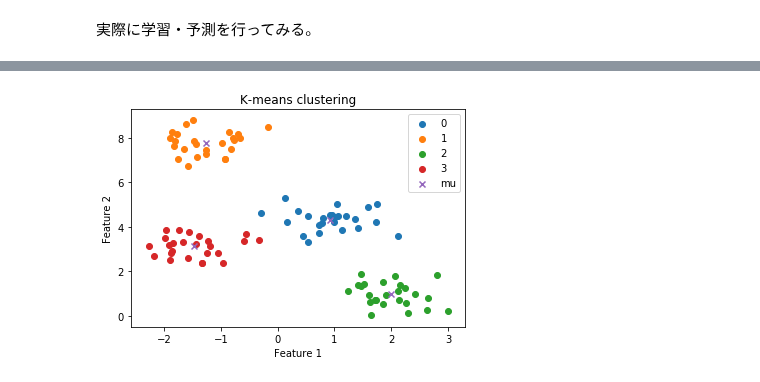
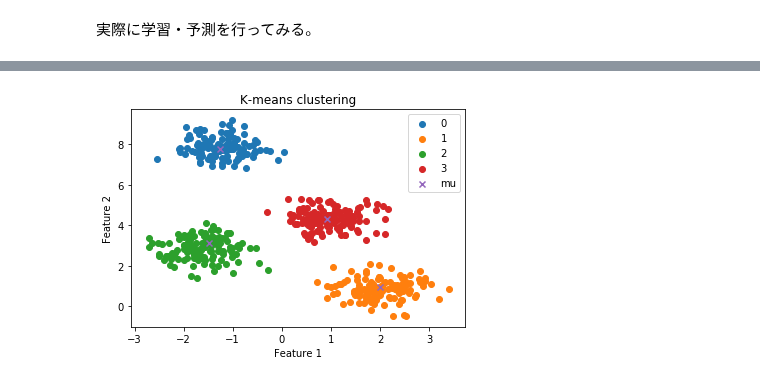
Before and after one commit to taiki-nakaso/diveintocode-ml, a Jupyter notebook: src/sprint/sprint7/sprint7.ipynb, the cells around one changed output, grey strips where cells are left out. Cells and saved outputs as stored; diff of their text form; code cells hidden in the pictures.

```diff
--- a/src/sprint/sprint7/sprint7.ipynb
+++ b/src/sprint/sprint7/sprint7.ipynb
@@ -541,7 +595,8 @@ def plot_cluster(X, model):
     plt.scatter(_mu[:, 0], _mu[:, 1], marker='x', label="mu")
     plt.legend()
     plt.show()
-# %%
-plot_cluster(X, skm)
-# %% [output]
-[figure, removed]
+# %%
+X_test, _ = make_blobs(n_samples=500, n_features=2, centers=4, cluster_std=0.5, shuffle=True, random_state=0)
+plot_cluster(X_test, skm)
+# %% [output]
+[figure, added]
```
Also changed, not shown: parts of 21 cells of this notebook, 1 other file.
